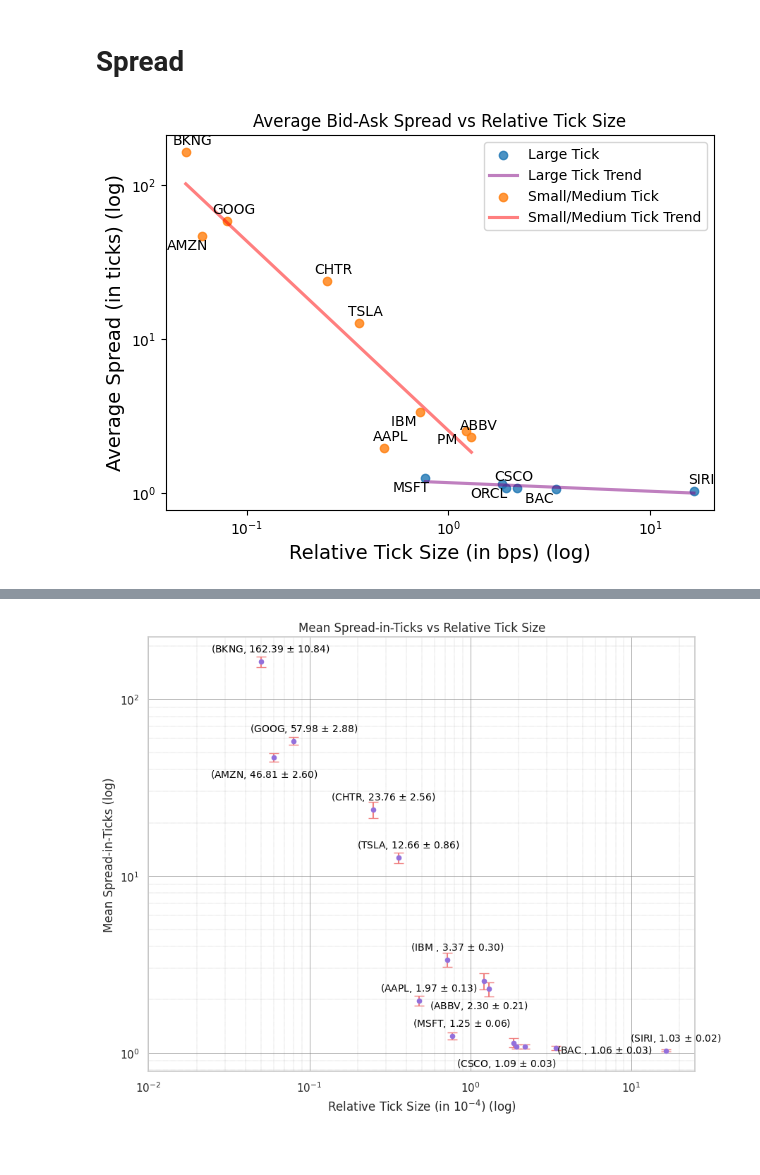
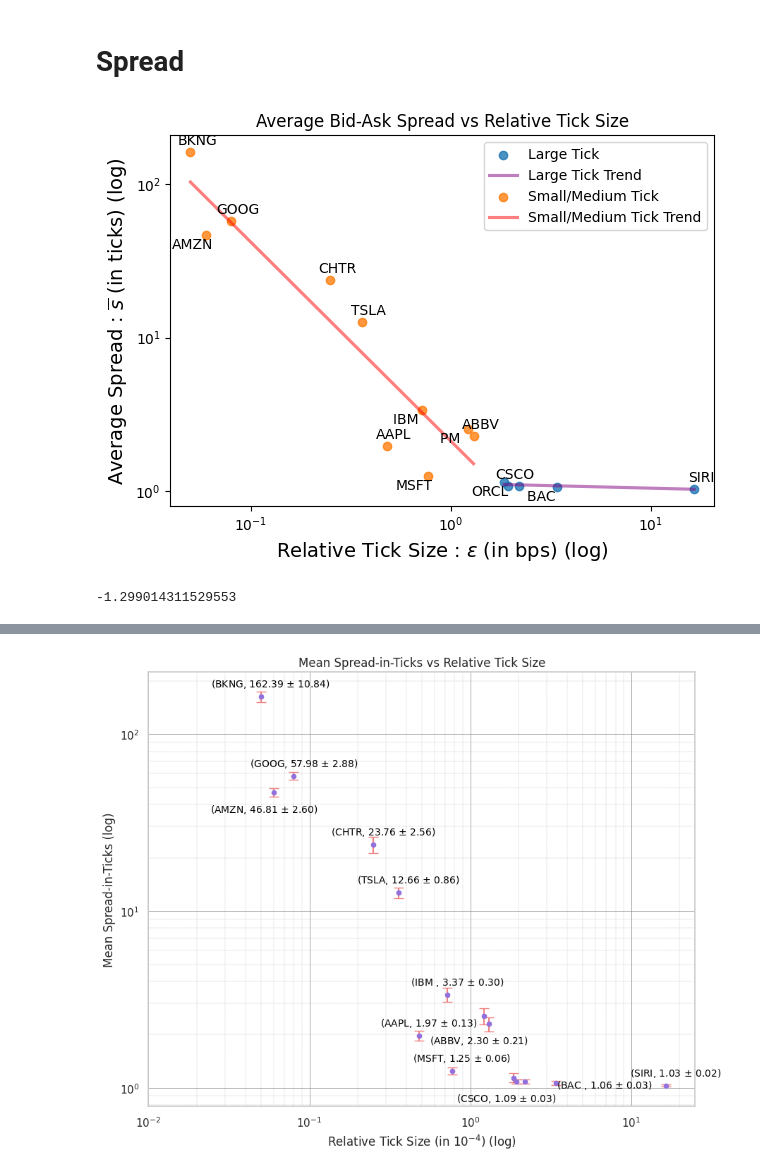
Before and after one commit to konqr/lobSimulations, a Jupyter notebook: src/backup/hawkes/experiments/totalEDA.ipynb, the cells around one changed output, grey strips where cells are left out. Saved outputs shown, nothing was run; the diff lists cells and outputs as text; code cells hidden in the pictures.

Commit message:
plotting

```diff
--- a/src/backup/hawkes/experiments/totalEDA.ipynb
+++ b/src/backup/hawkes/experiments/totalEDA.ipynb
@@ -72,41 +72,47 @@ fig = plt.figure()
 
 #plt.scatter(np.array(relTick), [(res[r][1]/res[r][0])**2 for r in stocks]) #, yerr = [10*np.sqrt(res[r][1]) for r in stocks], fmt='o', capsize=5, linestyle='None', color='mediumpurple', ecolor='lightcoral', ms=4.5)
 #sns.scatterplot(x=np.log(np.array(relTick)), y=np.log(np.array(maxs)))
-p =sns.regplot(x=np.log(np.array(relTick)[:6])/np.log(10), y=np.log(100*np.array(y)[:6][:,0])/np.log(10), ci=False, line_kws={'color':'purple', 'alpha' : 0.5, 'label' : 'Large Tick Trend'}, label = 'Large Tick')
-p1 =sns.regplot(x=np.log(np.array(relTick)[6:])/np.log(10), y=np.log(100*np.array(y)[6:][:,0])/np.log(10), ci=False, line_kws={'color':'red', 'alpha' : 0.5, 'label' : 'Small/Medium Tick Trend'}, label = 'Small/Medium Tick')
+p =sns.regplot(x=np.log(np.array(relTick)[:5])/np.log(10), y=np.log(100*np.array(y)[:5][:,0])/np.log(10), ci=False, line_kws={'color':'purple', 'alpha' : 0.5, 'label' : 'Large Tick Trend'}, label = 'Large Tick')
+p1 =sns.regplot(x=np.log(np.array(relTick)[5:])/np.log(10), y=np.log(100*np.array(y)[5:][:,0])/np.log(10), ci=False, line_kws={'color':'red', 'alpha' : 0.5, 'label' : 'Small/Medium Tick Trend'}, label = 'Small/Medium Tick')
 
 for i in range(len(stocks)):
     xy = (5,5)
     if stocks[i] in ['AMZN', 'PM', 'IBM', 'BAC', 'MSFT', 'ORCL']:
         xy = (-10, -10)
     if stocks[i] in ['INTC']:
         continue
     plt.annotate(f'{stocks[i]:<4}', (np.log(relTick[i])/np.log(10), np.log(100*np.array(y)[i][0])/np.log(10)), textcoords="offset points", xytext=xy, ha='center', fontsize=10, color='black')
-plt.xlabel('Relative Tick Size (in bps) (log)', fontsize=14)
-plt.ylabel('Average Spread (in ticks) (log)', fontsize=14)
+plt.xlabel('Relative Tick Size : $\epsilon$ (in bps) (log)', fontsize=14)
+plt.ylabel('Average Spread : $\overline{s}$ (in ticks) (log)', fontsize=14)
 #plt.yscale('log')
 #plt.xscale('log')
 plt.xlim([np.min(np.log(relTick)/np.log(10)) - 0.1, np.max(np.log(relTick)/np.log(10))+0.1])
 #plt.ylim([-17.5,0])
 plt.title('Average Bid-Ask Spread vs Relative Tick Size')
 
 #plt.minorticks_on()
 #plt.grid(which='both', color='gray', linestyle='-', linewidth=0.5)
 #plt.grid(which='minor', color='gray', linestyle=':', linewidth=0.3)
 locs, labels = plt.xticks()
 locs2 = []
 for l in locs:
     if int(l) == l:
         locs2.append(l)
 plt.xticks(locs2, ['$10^{'+str(int(l))+'}$' for l in locs2])
 locs,labels = plt.yticks()
 locs2 = []
 for l in locs:
     if int(l) == l:
         locs2.append(l)
 plt.yticks(locs2, ['$10^{'+str(int(l))+'}$' for l in locs2])
 fig.tight_layout()
 plt.legend()
 plt.savefig('/SAN/fca/Konark_PhD_Experiments/smallTick/AvgSpreadVsRelTickSize.png')
 # %% [output]
-[figure, old version]
+[figure, new version]
+# %%
+import scipy
+slope, intercept, r_value, p_value, std_err = scipy.stats.linregress(x=p1.get_lines()[1].get_xdata(),y=p1.get_lines()[1].get_ydata())
+slope
+# %% [output]
+-1.299014311529553
```
Also changed, not shown: parts of 4 cells of this notebook, 1 other file.
